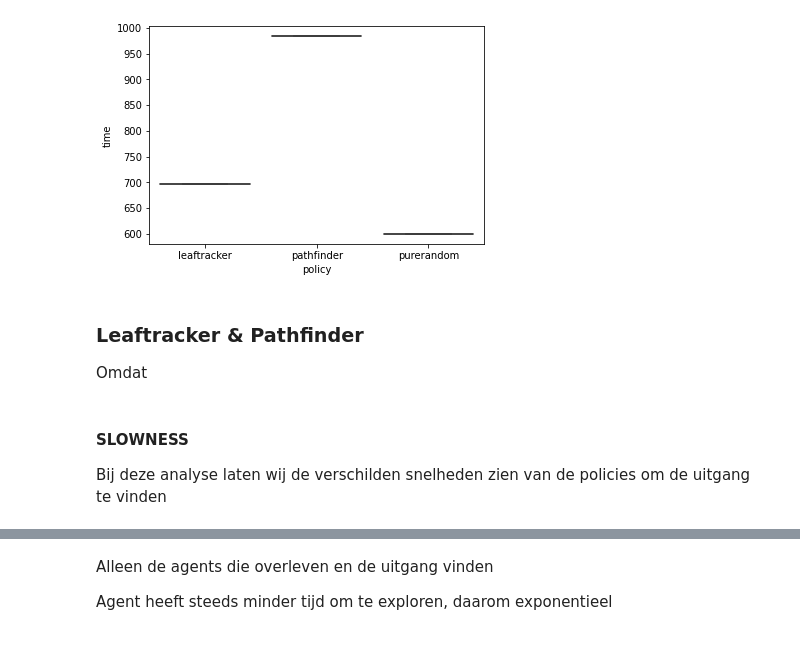
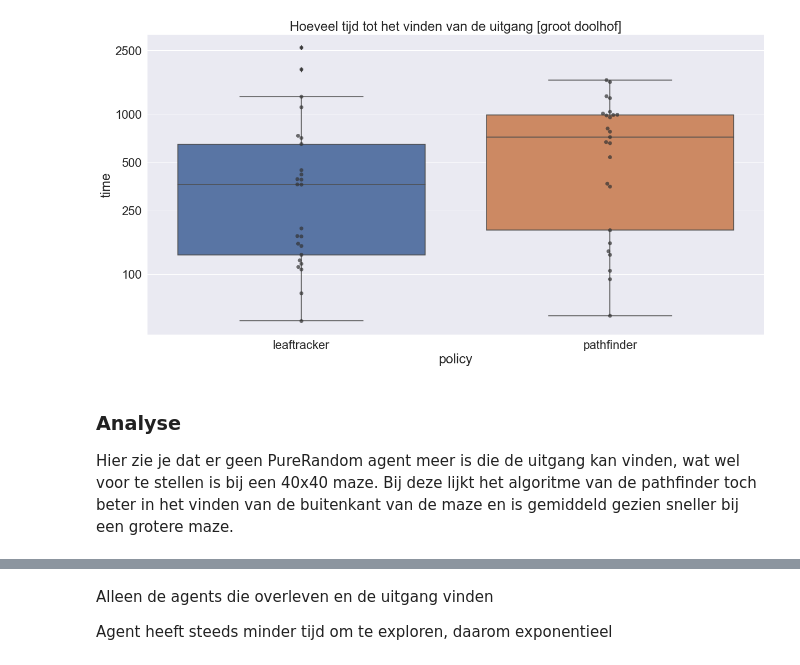
Before and after one commit to MariaDukmak/MazeRunner, a Jupyter notebook: analysis/Data analyse.ipynb, the cells around one changed output, grey strips where cells are left out. Cells and saved outputs as stored; diff of their text form; code cells hidden in the pictures.

```diff
--- a/analysis/Data analyse.ipynb
+++ b/analysis/Data analyse.ipynb
@@ -82,12 +78,18 @@ df_pr
-# %%
-ax = sns.boxplot(x="policy", y="time", data=baseline_big_all)
-# %% [output]
-[figure, removed]
-# %% [markdown]
-### Leaftracker & Pathfinder
-
-Omdat
-# %% [markdown]
-#### SLOWNESS
-
-Bij deze analyse laten wij de verschilden snelheden zien van de policies om de uitgang te vinden
+# %%
+plt.figure(figsize=(20, 10))
+ax = sns.boxplot(data=base_big_alive, x='policy', y='time')
+
+ax.set_yscale("log")
+y_points = [100, 250, 500, 1000, 2500]
+ax.set_yticks(y_points)
+ax.set_yticklabels(y_points)
+
+ax = ax.set_title('Hoeveel tijd tot het vinden van de uitgang [groot doolhof]')
+
+ax = sns.swarmplot(data=base_big_alive, x='policy', y='time',color='.2', alpha=0.7, size=7)
+# %% [output]
+[figure, added]
+# %% [markdown]
+### Analyse
+
+Hier zie je dat er geen PureRandom agent meer is die de uitgang kan vinden, wat wel voor te stellen is bij een 40x40 maze. Bij deze lijkt het algoritme van de pathfinder toch beter in het vinden van de buitenkant van de maze en is gemiddeld gezien sneller bij een grotere maze.
```
Also changed, not shown: parts of 27 cells of this notebook, 3 other files.
